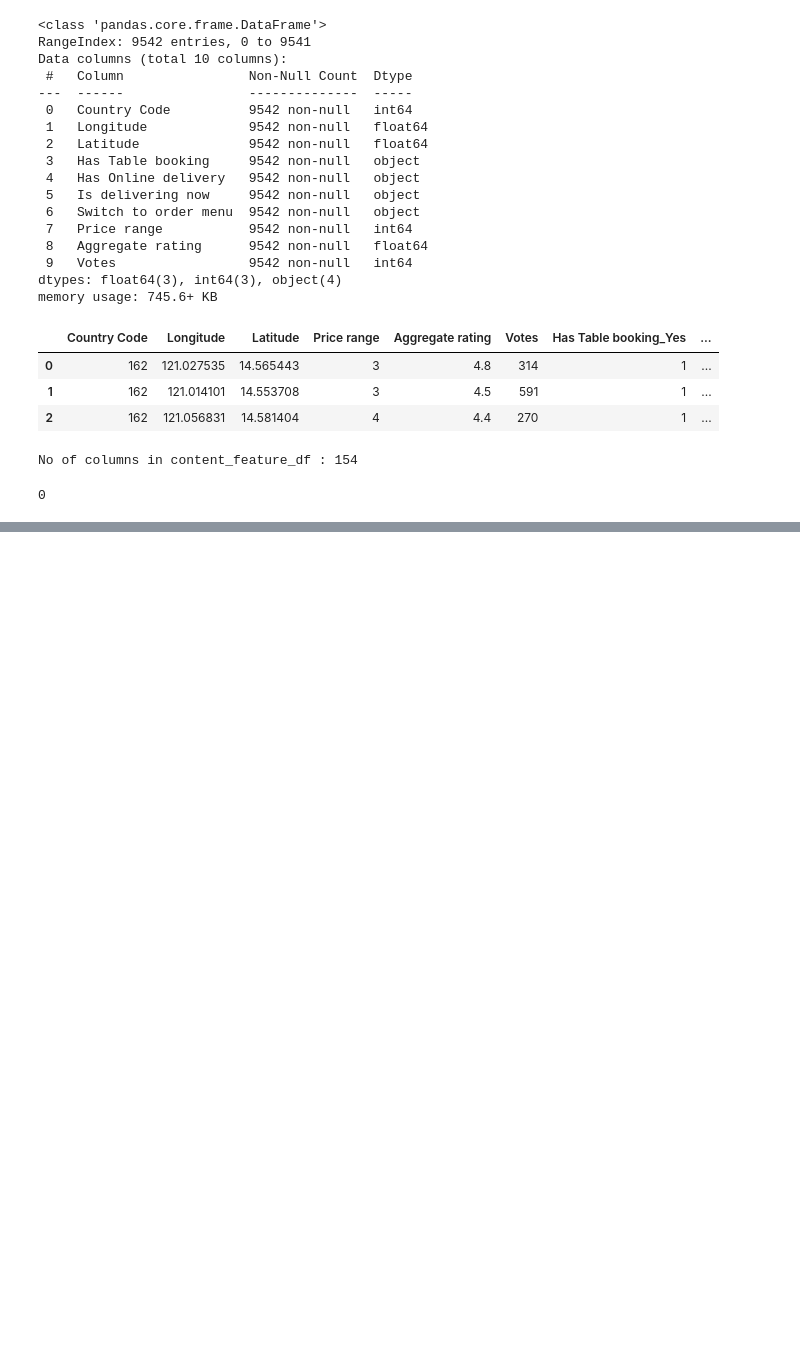
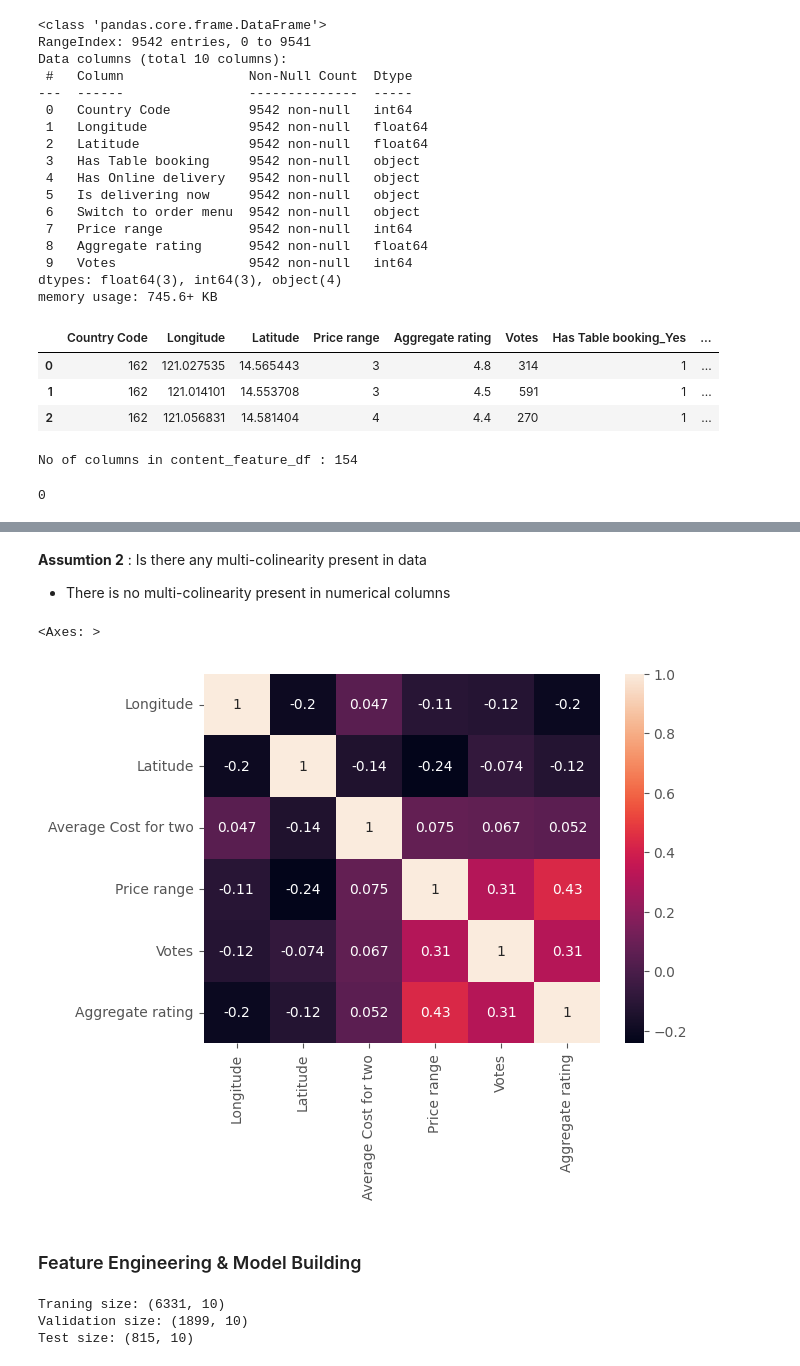
Before and after one commit to SarkarPriyanshu/CognifyzTechnologiesInterns, a Jupyter notebook: Cognifyz_Technologies_Internship_Task_1.ipynb, the cells around one changed output, grey strips where cells are left out. Saved outputs shown, nothing was run; the diff lists cells and outputs as text; code cells hidden in the pictures; blank space fills up the shorter version.

```diff
--- a/Cognifyz_Technologies_Internship_Task_1.ipynb
+++ b/Cognifyz_Technologies_Internship_Task_1.ipynb
@@ -598,0 +862,2 @@ if __name__ == '__main__':
+# %%
+feature_to_Select = list()
@@ -598,0 +868,11 @@ if __name__ == '__main__':
+# %%
+for feature in df.select_dtypes(include=['int','float']).columns:
+  if feature not in ['Restaurant ID','Aggregate rating']:
+    statistic,p_value= spearmanr(df[feature],df['Aggregate rating'])
+    if p_value < 0.05:
+      feature_to_Select.append(feature)
+      fig = px.scatter(df,x=feature,y='Aggregate rating',title=f'{feature} and Agg rating are associated p_value: {p_value:.4f}')
+      fig.show()
+    else:
+      fig = px.scatter(df,x=feature,y='Aggregate rating',title=f'{feature} and Agg rating not associated p_value: {p_value:.4f}')
+      fig.show()
@@ -598,0 +949,18 @@ if __name__ == '__main__':
+# %%
+feature_to_Select.insert(5,'Aggregate rating')
+feature_to_Select.remove('Rating color')
+one_hot_encod_features = ['Has Table booking','Has Online delivery','Country','Currency']
+ordinal_encod_features = ['Rating text']
+# %%
+data = df[feature_to_Select]
+# %% [markdown]
+**Assumtion 2** : Is there any multi-colinearity present in data
+
+  - There is no multi-colinearity present in numerical columns
+# %%
+sns.heatmap(data.select_dtypes(exclude='object').corr(),annot=True)
+# %% [output]
+<Axes: >
+[figure, added]
+# %% [markdown]
+### Feature Engineering & Model Building
@@ -598,0 +973,6 @@ if __name__ == '__main__':
+# %%
+print(f'Traning size: {X_train.shape}\nValidation size: {X_val.shape}\nTest size: {X_test.shape}')
+# %% [output]
+Traning size: (6331, 10)
+Validation size: (1899, 10)
+Test size: (815, 10)
```
Also changed, not shown: parts of 70 cells of this notebook.
